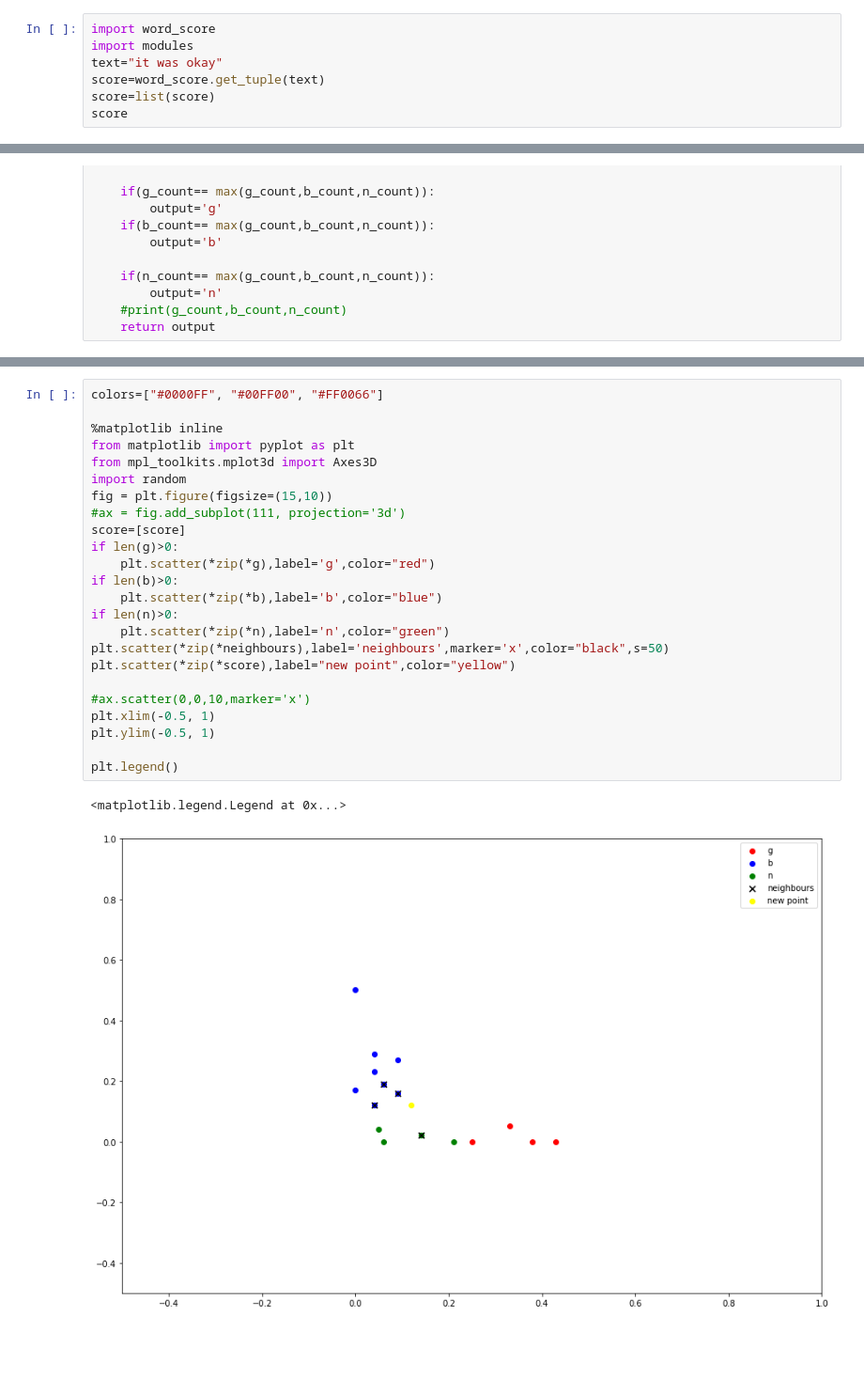
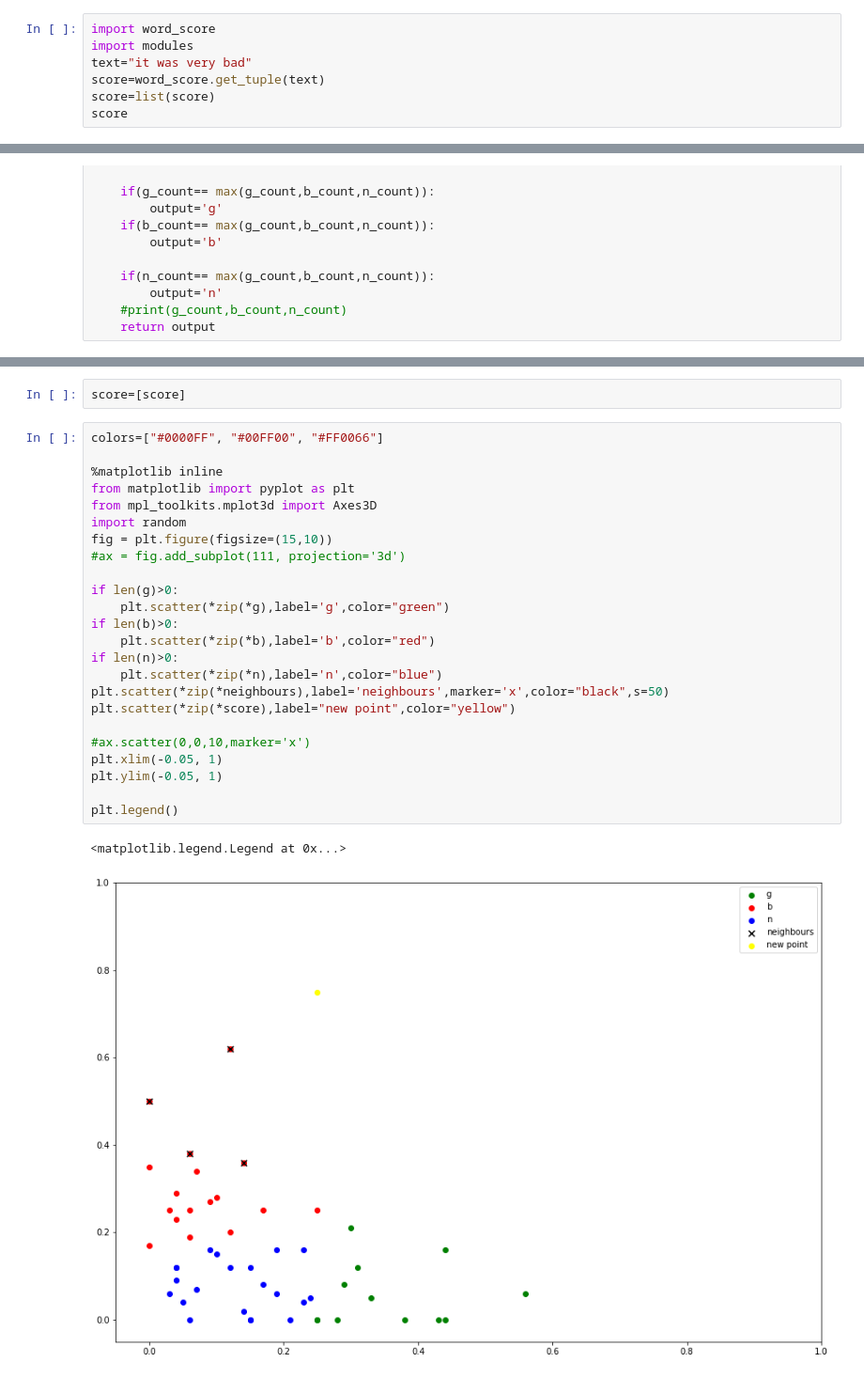
Before and after one commit to hkothari128/seniment_analysis, a Jupyter notebook: knn.ipynb, the cells around one changed output, grey strips where cells are left out. Shown at 94% size. Drawn from its saved outputs; the diff is of its cells as text; blank space fills up the shorter version.

```diff
--- a/knn.ipynb
+++ b/knn.ipynb
@@ -1,7 +1,7 @@
 # %%
 import word_score
 import modules
-text="it was okay"
+text="it was very bad"
 score=word_score.get_tuple(text)
 score=list(score)
 score
@@ -100,27 +106,29 @@ g,b,n,neighbours
+# %%
+score=[score]
 # %%
 colors=["#0000FF", "#00FF00", "#FF0066"]
 
 %matplotlib inline
 from matplotlib import pyplot as plt
 from mpl_toolkits.mplot3d import Axes3D
 import random
 fig = plt.figure(figsize=(15,10))
 #ax = fig.add_subplot(111, projection='3d')
-score=[score]
+
 if len(g)>0:
-    plt.scatter(*zip(*g),label='g',color="red")
+    plt.scatter(*zip(*g),label='g',color="green")
 if len(b)>0:
-    plt.scatter(*zip(*b),label='b',color="blue")
+    plt.scatter(*zip(*b),label='b',color="red")
 if len(n)>0:
-    plt.scatter(*zip(*n),label='n',color="green")
+    plt.scatter(*zip(*n),label='n',color="blue")
 plt.scatter(*zip(*neighbours),label='neighbours',marker='x',color="black",s=50)
 plt.scatter(*zip(*score),label="new point",color="yellow")
 
 #ax.scatter(0,0,10,marker='x')
-plt.xlim(-0.5, 1)
-plt.ylim(-0.5, 1)
+plt.xlim(-0.05, 1)
+plt.ylim(-0.05, 1)
 
 plt.legend()
 # %% [output]
 <matplotlib.legend.Legend at 0x...>
-[figure, old version]
+[figure, new version]
```
Also changed, not shown: parts of 4 cells of this notebook, 17 other files.
